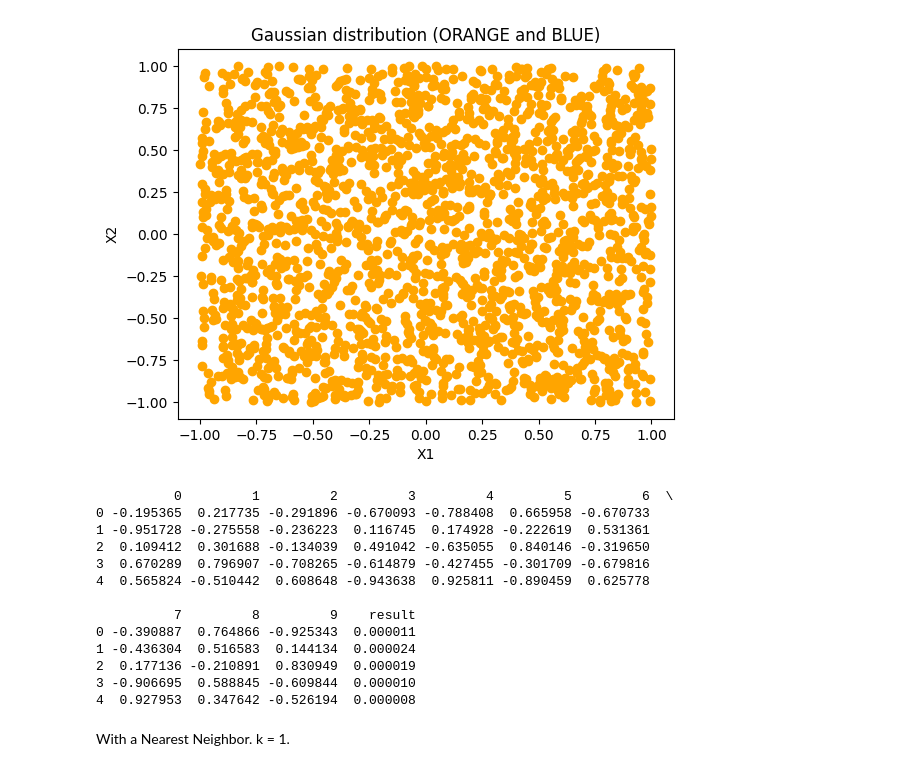
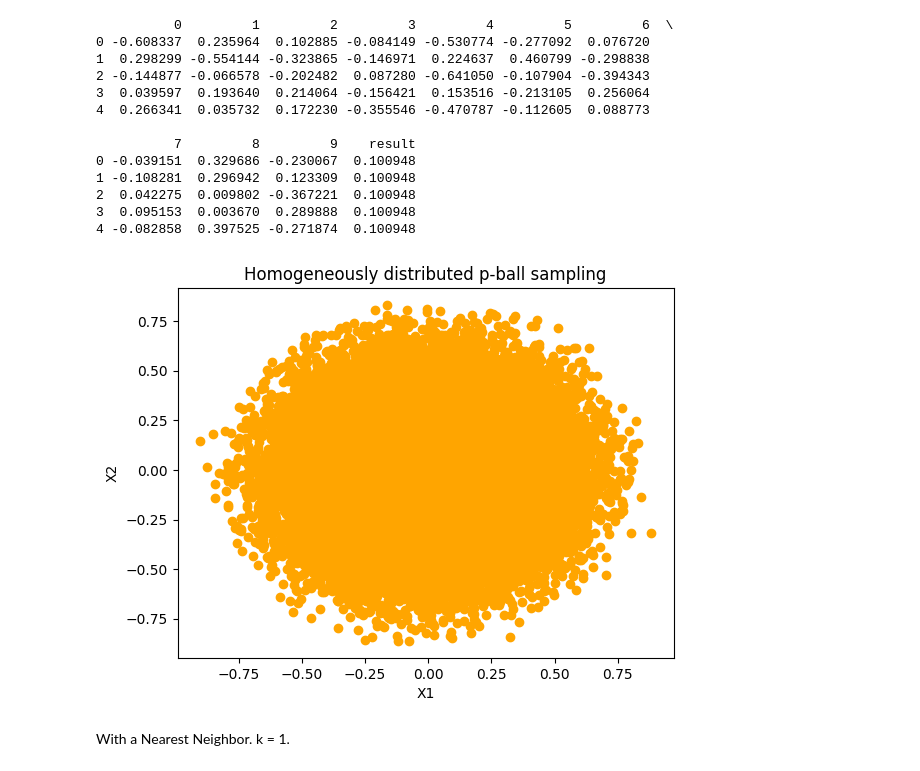
Before and after one commit to ferriitoo/MATH-569-Statistical-Learning, a Jupyter notebook: MATH_569_Julen_Ferro_HW1_ejercicio_4.ipynb, the cells around one changed output. Saved outputs shown, nothing was run; the diff lists cells and outputs as text; code cells hidden in the pictures.

```diff
--- a/MATH_569_Julen_Ferro_HW1_ejercicio_4.ipynb
+++ b/MATH_569_Julen_Ferro_HW1_ejercicio_4.ipynb
@@ -1,64 +1,70 @@
 # %%
 from keras.models import Sequential
 from keras.layers import Dense, Activation
 import math
 import tensorflow as tf
 import random as rand
 import pandas as pd
 import numpy as np
 import sklearn
 from sklearn.preprocessing import StandardScaler
 import matplotlib.pyplot as plt
 
 N = 2000
+p = 10
 
-def f(x, p):
+def f(x):
     sum = 0
     for h in range(p):
-        sum += pow(x[h], 2)
+        sum += pow(x[h], p)
     inside = pow(sum, 1/p)
     result = math.exp((-10)*pow(inside, 2))
     return result
 
-y = []
-x = []
+# Generate "num_points" random points in "dimension" that have uniform
+# probability over the unit ball scaled by "radius" (length of points
+# are in range [0, "radius"]).
+def random_ball(num_points, dimension, radius=1):
+    from numpy import random, linalg
+    # First generate random directions by normalizing the length of a
+    # vector of random-normal values (these distribute evenly on ball).
+    random_directions = random.normal(size=(dimension,num_points))
+    random_directions /= linalg.norm(random_directions, axis=0)
+    # Second generate a random radius with probability proportional to
+    # the surface area of a ball with a given radius.
+    random_radii = random.random(num_points) ** (1/dimension)
+    # Return the list of random (direction & length) points.
+    return radius * (random_directions * random_radii).T
 
-#creating the data
-for i in range(N):
-    components = []
-    for j in range(10):
-        components.append(rand.uniform(-1, 1))
-    x.append(components)
-    y.append(f(x[i], 10))
 
-X_train = pd.DataFrame(x)
-y_train = pd.DataFrame(y)
+def plot(X_train):
+    plt.xlabel("X1")
+    plt.ylabel("X2")
+    plt.title("Homogeneously distributed p-ball sampling")
+    plt.scatter(X_train.loc[:, 0], X_train.loc[:, 1], color = 'orange')
+    plt.show()
 
-df = X_train
-df['result'] = y_train
 
-plt.xlabel("X1")
-plt.ylabel("X2")
-plt.title("Gaussian distribution (ORANGE and BLUE)")
-plt.scatter(X_train.loc[:, 0], X_train.loc[:, 1], color = 'orange')
-plt.show()
+X_radius = pd.DataFrame(random_ball(N, p))
+for i in range(N): X_radius['result'] = f(X_radius.loc[i, :9])
 
-print(df.head())
+print(X_radius.head())
+plot(X_radius)
 # %% [output]
+          0         1         2         3         4         5         6  \
+0 -0.608337  0.235964  0.102885 -0.084149 -0.530774 -0.277092  0.076720
+1  0.298299 -0.554144 -0.323865 -0.146971  0.224637  0.460799 -0.298838
+2 -0.144877 -0.066578 -0.202482  0.087280 -0.641050 -0.107904 -0.394343
+3  0.039597  0.193640  0.214064 -0.156421  0.153516 -0.213105  0.256064
+4  0.266341  0.035732  0.172230 -0.355546 -0.470787 -0.112605  0.088773
+
+          7         8         9    result
+0 -0.039151  0.329686 -0.230067  0.100948
+1 -0.108281  0.296942  0.123309  0.100948
+2  0.042275  0.009802 -0.367221  0.100948
+3  0.095153  0.003670  0.289888  0.100948
+4 -0.082858  0.397525 -0.271874  0.100948
-[figure, old version]
+[figure, new version]
-          0         1         2         3         4         5         6  \
-0 -0.195365  0.217735 -0.291896 -0.670093 -0.788408  0.665958 -0.670733
-1 -0.951728 -0.275558 -0.236223  0.116745  0.174928 -0.222619  0.531361
-2  0.109412  0.301688 -0.134039  0.491042 -0.635055  0.840146 -0.319650
-3  0.670289  0.796907 -0.708265 -0.614879 -0.427455 -0.301709 -0.679816
-4  0.565824 -0.510442  0.608648 -0.943638  0.925811 -0.890459  0.625778
-
-          7         8         9    result
-0 -0.390887  0.764866 -0.925343  0.000011
-1 -0.436304  0.516583  0.144134  0.000024
-2  0.177136 -0.210891  0.830949  0.000019
-3 -0.906695  0.588845 -0.609844  0.000010
-4  0.927953  0.347642 -0.526194  0.000008
 # %% [markdown]
 With a Nearest Neighbor. k = 1.
 # %%
```
Also changed, not shown: parts of 1 cell of this notebook.
